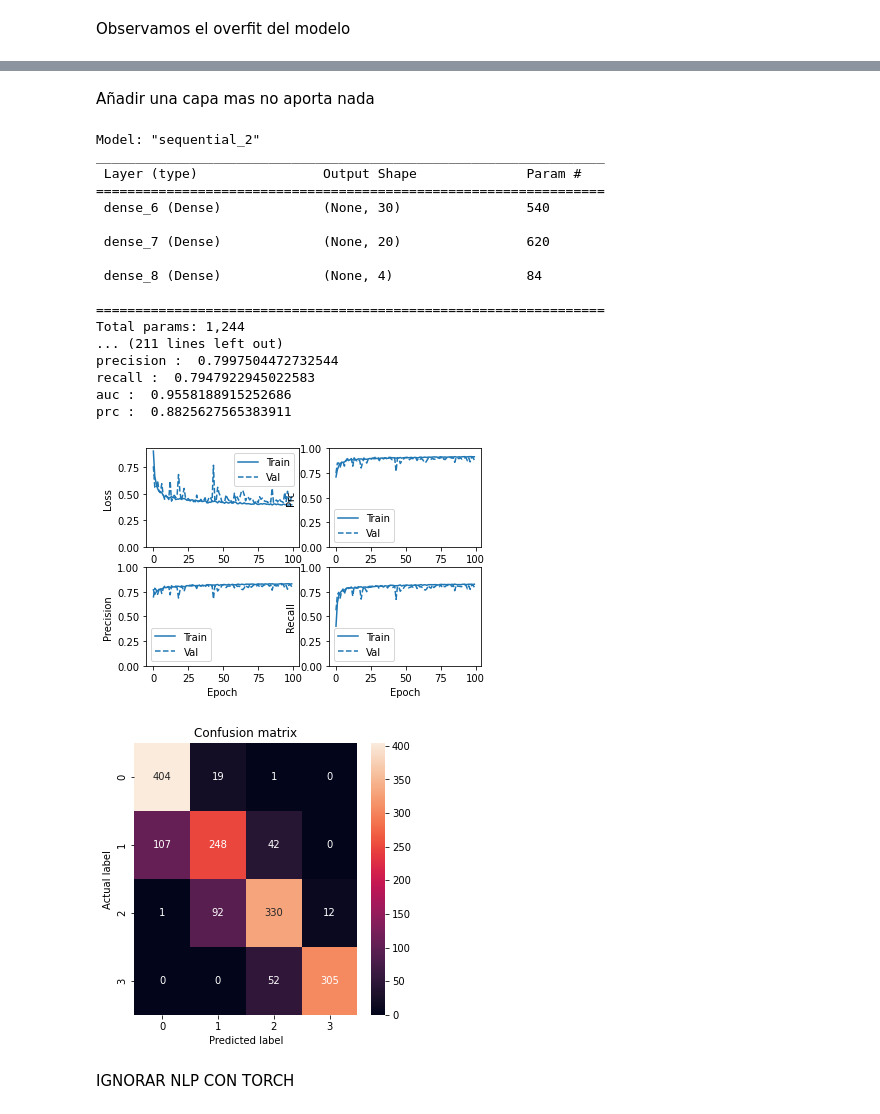
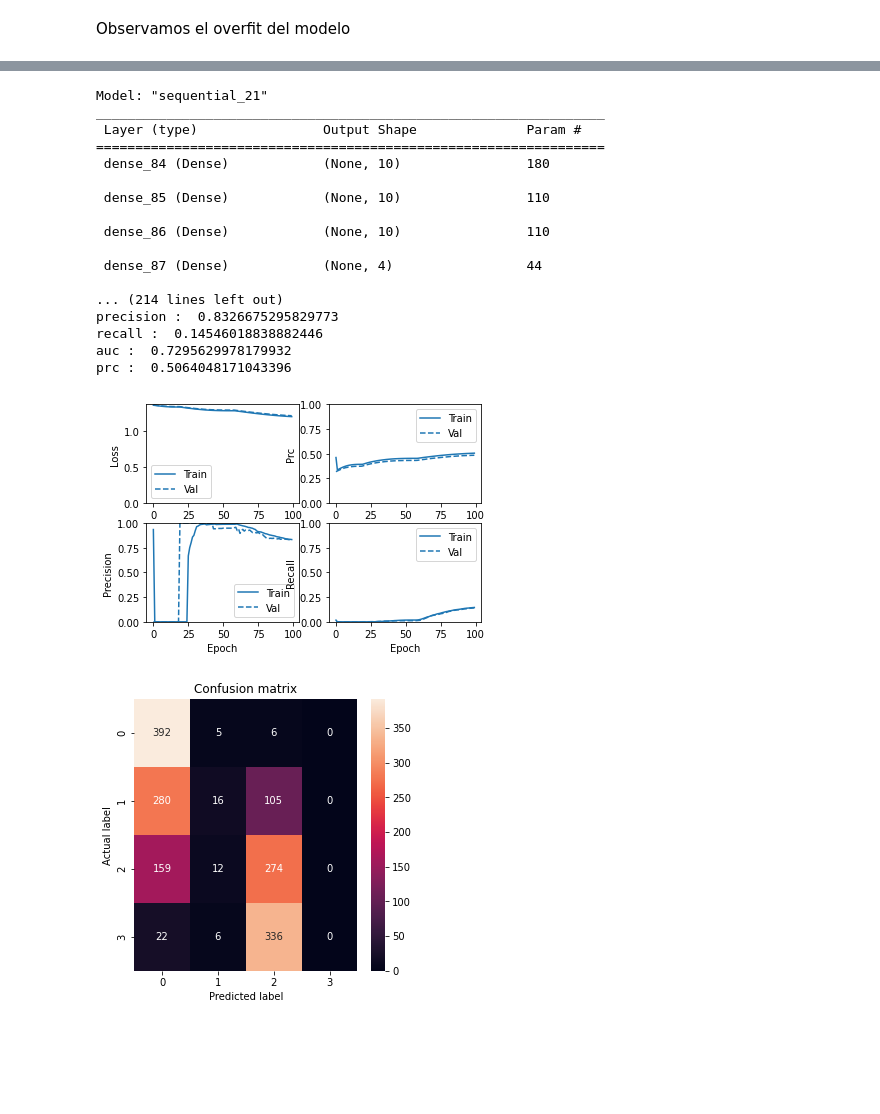
Before and after one commit to CesarPRinso/fifa, a Jupyter notebook: NeuralNetworkAllanyElPibeCastillo.ipynb, the cells around one changed output, grey strips where cells are left out. Drawn from its saved outputs; the diff is of its cells as text; code cells hidden in the pictures; blank space fills up the shorter version.

```diff
--- a/NeuralNetworkAllanyElPibeCastillo.ipynb
+++ b/NeuralNetworkAllanyElPibeCastillo.ipynb
@@ -114,3 +84,0 @@ early_stopping = tf.keras.callbacks.EarlyStopping(
-# %%
-model = make_model()
-model.summary()
@@ -141,3 +84,0 @@ bias_init
-# %%
-model = make_model(output_bias=bias_init)
-model.evaluate(X_train,y_train,batch_size=BATCH_SIZE)
@@ -216,11 +119,3 @@ def plot_cm(labels, predictions, p=0.5):
   plt.title('Confusion matrix')
   plt.ylabel('Actual label')
   plt.xlabel('Predicted label')
-# %%
-baseline_results = model.evaluate(X_test, y_test,
-                                  batch_size=BATCH_SIZE, verbose=0)
-for name, value in zip(model.metrics_names, baseline_results):
-  print(name, ': ', value)
-print()
-
-plot_cm(np.argmax(y_test.to_numpy(),axis=1), test_predictions_baseline.argmax(axis=1))
@@ -311,2 +133,0 @@ h_100x4x100= model.fit(X_train,y_train,epochs=100,validation_data=(X_test,y_test
-# %% [markdown]
-Añadir una capa mas no aporta nada
@@ -349,7 +143,7 @@ plt.legend(['h28128', 'nocapas','512512'], loc='upper left')
 plt.show()
 # "Loss"
 # %%
-def build_model(n_hidden=1, n_neurons_ocultas=[30], learning_rate=3e-3, input_shape=(8,),
+def build_model(n_hidden=1, n_neurons_ocultas=[30], input_shape=(8,),
                 activation_o="relu", optimizer="adam", loss="categorical_crossentropy", metrics=METRICS,
                 activation_s="soft_max", n_neurons_salida=4):
     model = keras.models.Sequential()
@@ -361,53 +155,56 @@ def build_model(n_hidden=1, n_neurons_ocultas=[30], learning_rate=3e-3, input_sh
         model.add(keras.layers.Dense(n_neurons_ocultas[layer], activation="relu"))
 
     model.add(keras.layers.Dense(n_neurons_salida, activation=activation_s))
-    optimizer = keras.optimizers.SGD(learning_rate=learning_rate)
     model.compile(optimizer=optimizer,
               loss=loss,
               metrics=metrics)
     return model
 # %%
-model = build_model(2, [30,20], 0.5, (17,), "relu", "adam", "categorical_crossentropy", METRICS, "softmax", 4)
+
+first_decay_steps = 1000
+initial_learning_rate = 1e-3
+#lr_decayed_fn = (   tf.keras.optimizers.schedules.CosineDecayRestarts(       initial_learning_rate,       first_decay_steps))
+optimizer = keras.optimizers.SGD(learning_rate=1e-3)
+h_100x4x100 = build_model(3, [10,10,10], (17,), "relu", optimizer, "categorical_crossentropy", METRICS, "softmax", 4)
+
+BATCH_SIZE=256
+EPOCHS=100
+
+h_100x4x100.summary()
+results_fit= h_100x4x100.fit(X_train,y_train,epochs=EPOCHS,validation_data=(X_test,y_test), batch_size=BATCH_SIZE)
 
 
-model.summary()
-h_100x4x100= model.fit(X_train,y_train,epochs=100,validation_data=(X_test,y_test), batch_size=256)
+results_evaluate = h_100x4x100.evaluate(X_train,y_train,batch_size=BATCH_SIZE)
+
+train_predictions_baseline = h_100x4x100.predict(X_train, batch_size=BATCH_SIZE)
+test_predictions_baseline = h_100x4x100.predict(X_test, batch_size=BATCH_SIZE)
 
 
+plot_metrics(results_fit)
 
 
-train_predictions_baseline = model.predict(X_train, batch_size=256)
-test_predictions_baseline = model.predict(X_test, batch_size=256)
-
-
-plot_metrics(h_100x4x100)
-
-baseline_results = model.evaluate(X_test, y_test,
-                                  batch_size=256, verbose=0)
-for name, value in zip(model.metrics_names, baseline_results):
+for name, value in zip(h_100x4x100.metrics_names, results_evaluate):
   print(name, ': ', value)
 print()
 
 plot_cm(np.argmax(y_test.to_numpy(),axis=1), test_predictions_baseline.argmax(axis=1))
 # %% [output]
-Model: "sequential_2"
+Model: "sequential_21"
 _________________________________________________________________
  Layer (type)                Output Shape              Param #
 =================================================================
- dense_6 (Dense)             (None, 30)                540
+ dense_84 (Dense)            (None, 10)                180
 
- dense_7 (Dense)             (None, 20)                620
+ dense_85 (Dense)            (None, 10)                110
 
- dense_8 (Dense)             (None, 4)                 84
+ dense_86 (Dense)            (None, 10)                110
 
-=================================================================
-Total params: 1,244
-... (211 lines left out)
-precision :  0.7997504472732544
-recall :  0.7947922945022583
-auc :  0.9558188915252686
-prc :  0.8825627565383911
+ dense_87 (Dense)            (None, 4)                 44
+
+... (214 lines left out)
+precision :  0.8326675295829773
+recall :  0.14546018838882446
+auc :  0.7295629978179932
+prc :  0.5064048171043396
-[figure, old version]
+[figure, new version]
-[figure, old version]
+[figure, new version]
-# %% [markdown]
-IGNORAR NLP CON TORCH
```
Also changed, not shown: parts of 39 cells of this notebook.
